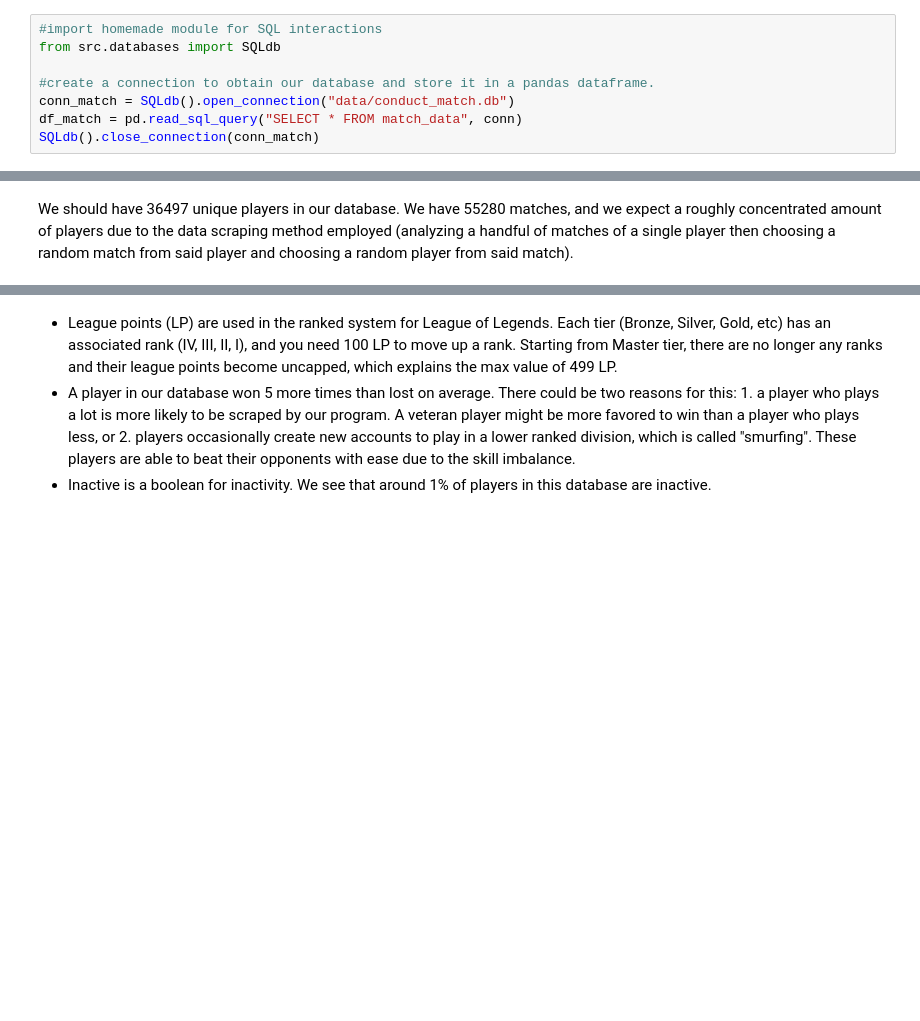
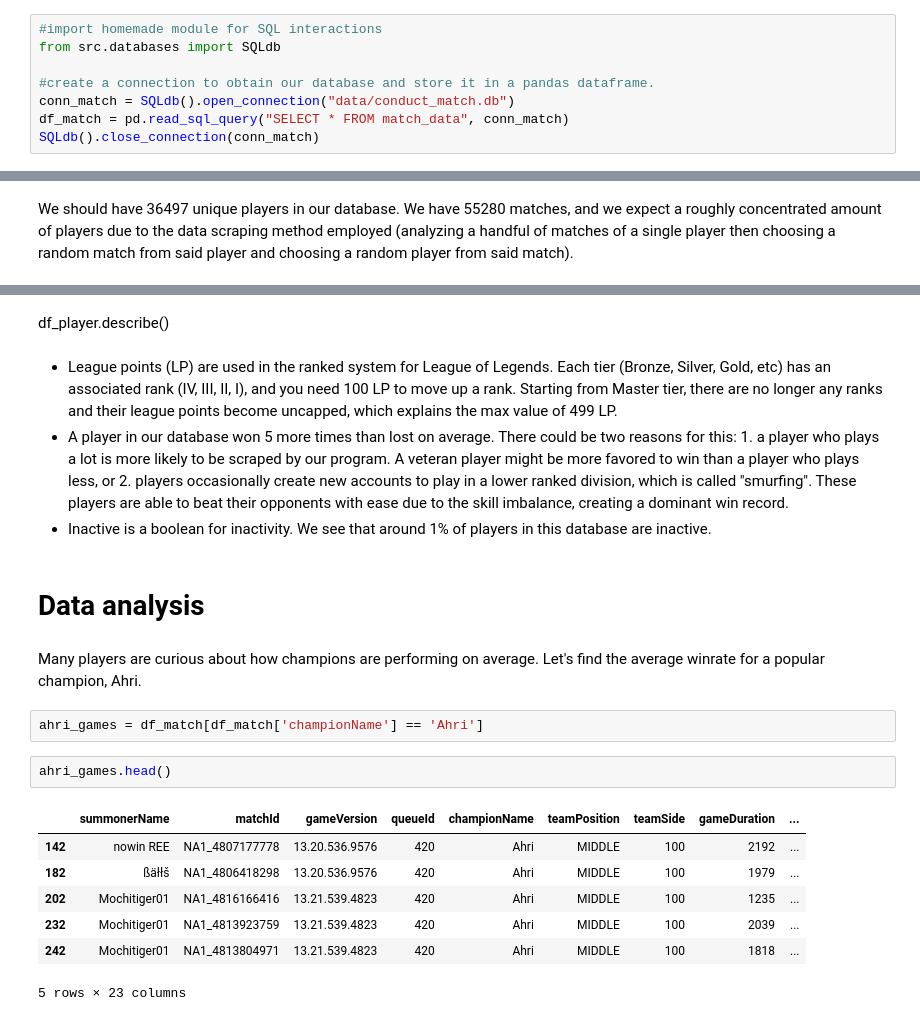
Before and after one commit to nolanylee/LolData, a Jupyter notebook: data_analysis.ipynb, the cells around one changed output, grey strips where cells are left out. Saved outputs shown, nothing was run; the diff lists cells and outputs as text; blank space fills up the shorter version.

```diff
--- a/data_analysis.ipynb
+++ b/data_analysis.ipynb
@@ -35,7 +32,7 @@ from src.databases import SQLdb
 
 #create a connection to obtain our database and store it in a pandas dataframe.
 conn_match = SQLdb().open_connection("data/conduct_match.db")
-df_match = pd.read_sql_query("SELECT * FROM match_data", conn)
+df_match = pd.read_sql_query("SELECT * FROM match_data", conn_match)
 SQLdb().close_connection(conn_match)
 # %%
 #first, look at a snapshot of the data
@@ -157,4 +149,22 @@ df_player.describe()
+# %% [markdown]
+df_player.describe()
 # %% [markdown]
 - League points (LP) are used in the ranked system for League of Legends. Each tier (Bronze, Silver, Gold, etc) has an associated rank (IV, III, II, I), and you need 100 LP to move up a rank. Starting from Master tier, there are no longer any ranks and their league points become uncapped, which explains the max value of 499 LP.
-- A player in our database won 5 more times than lost on average. There could be two reasons for this: 1. a player who plays a lot is more likely to be scraped by our program. A veteran player might be more favored to win than a player who plays less, or 2. players occasionally create new accounts to play in a lower ranked division, which is called "smurfing". These players are able to beat their opponents with ease due to the skill imbalance.
+- A player in our database won 5 more times than lost on average. There could be two reasons for this: 1. a player who plays a lot is more likely to be scraped by our program. A veteran player might be more favored to win than a player who plays less, or 2. players occasionally create new accounts to play in a lower ranked division, which is called "smurfing". These players are able to beat their opponents with ease due to the skill imbalance, creating a dominant win record.
 - Inactive is a boolean for inactivity. We see that around 1% of players in this database are inactive.
+# %% [markdown]
+# Data analysis
+# %% [markdown]
+Many players are curious about how champions are performing on average. Let's find the average winrate for a popular champion, Ahri.
+# %%
+ahri_games = df_match[df_match['championName'] == 'Ahri']
+# %%
+ahri_games.head()
+# %% [output]
+|  | summonerName | matchId | gameVersion | queueId | championName | teamPosition | teamSide | gameDuration | ... |
+| 142 | nowin REE | NA1_4807177778 | 13.20.536.9576 | 420 | Ahri | MIDDLE | 100 | 2192 | ... |
+| 182 | ßäłłš | NA1_4806418298 | 13.20.536.9576 | 420 | Ahri | MIDDLE | 100 | 1979 | ... |
+| 202 | Mochitiger01 | NA1_4816166416 | 13.21.539.4823 | 420 | Ahri | MIDDLE | 100 | 1235 | ... |
+| 232 | Mochitiger01 | NA1_4813923759 | 13.21.539.4823 | 420 | Ahri | MIDDLE | 100 | 2039 | ... |
+| 242 | Mochitiger01 | NA1_4813804971 | 13.21.539.4823 | 420 | Ahri | MIDDLE | 100 | 1818 | ... |
+5 rows × 23 columns
```
Also changed, not shown: parts of 23 cells of this notebook.
